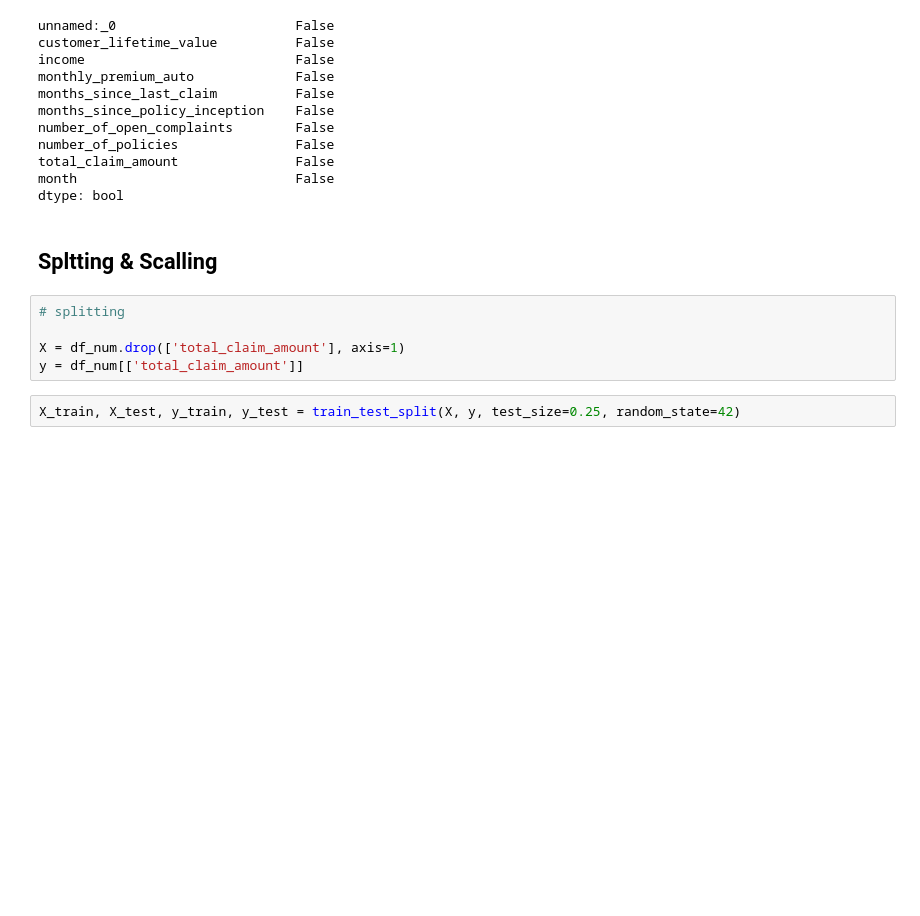
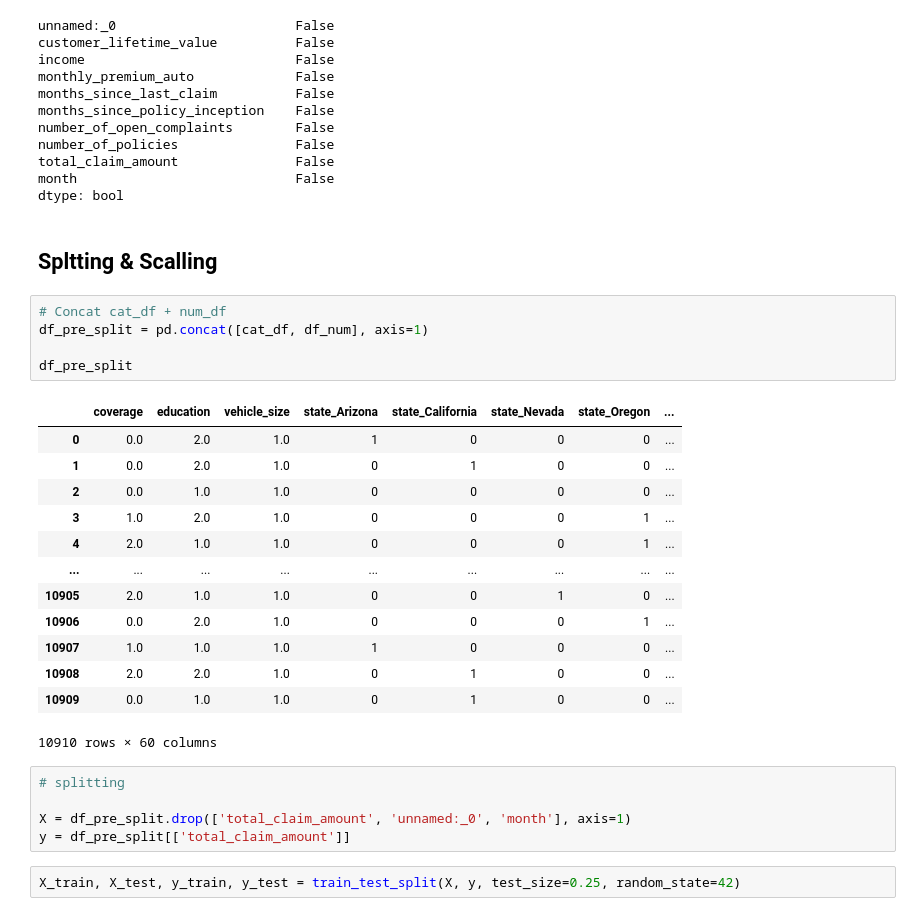
Before and after one commit to nimrod-d/Ironhack_Lab_Nimrod, a Jupyter notebook: week 4/model_fitting_lab_Nimrod.ipynb, the cells around one changed output. Saved outputs shown, nothing was run; the diff lists cells and outputs as text; blank space fills up the shorter version.

```diff
--- a/week 4/model_fitting_lab_Nimrod.ipynb
+++ b/week 4/model_fitting_lab_Nimrod.ipynb
@@ -55,11 +119,30 @@ month                            False
 dtype: bool
 # %% [markdown]
 ## Spltting & Scalling
+# %%
+# Concat cat_df + num_df
+df_pre_split = pd.concat([cat_df, df_num], axis=1)
+
+df_pre_split
+# %% [output]
+|  | coverage | education | vehicle_size | state_Arizona | state_California | state_Nevada | state_Oregon | ... |
+| 0 | 0.0 | 2.0 | 1.0 | 1 | 0 | 0 | 0 | ... |
+| 1 | 0.0 | 2.0 | 1.0 | 0 | 1 | 0 | 0 | ... |
+| 2 | 0.0 | 1.0 | 1.0 | 0 | 0 | 0 | 0 | ... |
+| 3 | 1.0 | 2.0 | 1.0 | 0 | 0 | 0 | 1 | ... |
+| 4 | 2.0 | 1.0 | 1.0 | 0 | 0 | 0 | 1 | ... |
+| ... | ... | ... | ... | ... | ... | ... | ... | ... |
+| 10905 | 2.0 | 1.0 | 1.0 | 0 | 0 | 1 | 0 | ... |
+| 10906 | 0.0 | 2.0 | 1.0 | 0 | 0 | 0 | 1 | ... |
+| 10907 | 1.0 | 1.0 | 1.0 | 1 | 0 | 0 | 0 | ... |
+| 10908 | 2.0 | 2.0 | 1.0 | 0 | 1 | 0 | 0 | ... |
+| 10909 | 0.0 | 1.0 | 1.0 | 0 | 1 | 0 | 0 | ... |
+10910 rows × 60 columns
 # %%
 # splitting
 
-X = df_num.drop(['total_claim_amount'], axis=1)
-y = df_num[['total_claim_amount']]
+X = df_pre_split.drop(['total_claim_amount', 'unnamed:_0', 'month'], axis=1)
+y = df_pre_split[['total_claim_amount']]
 # %%
 X_train, X_test, y_train, y_test = train_test_split(X, y, test_size=0.25, random_state=42)
 # %%
```
Also changed, not shown: parts of 19 cells of this notebook, 1 other file.
